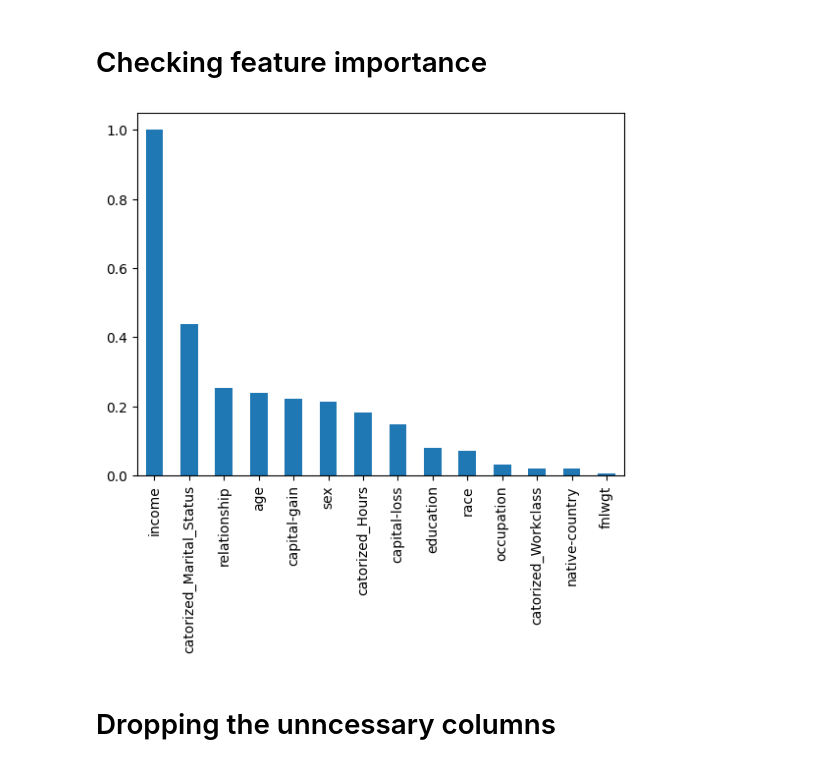
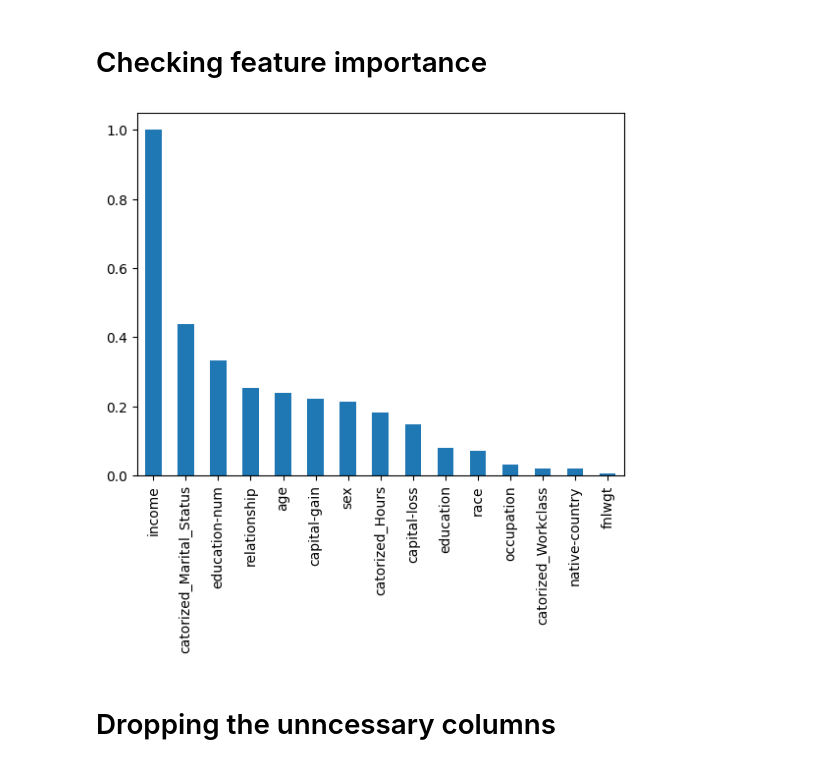
Before and after one commit to Kavindu-D/Census_Income, a Jupyter notebook: Preprocessing.ipynb, the cells around one changed output. Cells and saved outputs as stored; diff of their text form; code cells hidden in the pictures.

```diff
--- a/Preprocessing.ipynb
+++ b/Preprocessing.ipynb
@@ -499,14 +532,30 @@ None
 # Label Encoding data
 # %%
 from sklearn.preprocessing import LabelEncoder
+from google.colab import drive
 
+# Mounting the Google Drive
+drive.mount('/content/drive')
+
+# Columns to be encoded
 column = ['occupation', 'relationship', 'race', 'sex', 'catorized_Workclass', 'catorized_Hours', 'catorized_Marital_Status', 'income','native-country', 'education']
 
-label_enc = LabelEncoder()
+label_encoders = {}
 
+# Econding the values
 for col in column:
   if col in data.columns:
+    label_enc = LabelEncoder()
     data[col] = label_enc.fit_transform(data[col])
+    label_encoders[col] = label_enc
+
+# Save encoded values with true values to a text file
+with open("/content/drive/MyDrive/ML_CW/encoded_values.txt", "w")  as f:
+    for col, encoder in label_encoders.items():
+        f.write(f"{col}:\n")
+        for label, encoded_value in zip(encoder.classes_, encoder.transform(encoder.classes_)):
+            f.write(f"{label}: {encoded_value}\n")
+        f.write("\n")
 
 print(data.head())
 # %% [output]
@@ -535,15 +584,15 @@ sns.heatmap(data[['age', 'fnlwgt', 'education', 'capital-gain', 'capital-loss',
 # %% [markdown]
 # Checking feature importance
 # %%
-correlation = data[['age', 'fnlwgt', 'education', 'capital-gain', 'capital-loss', 'occupation', 'relationship', 'race', 'sex', 'catorized_Workclass', 'catorized_Hours', 'catorized_Marital_Status', 'income', 'native-country' ]].corr()
+correlation = data[['age', 'fnlwgt', 'education','education-num', 'capital-gain', 'capital-loss', 'occupation', 'relationship', 'race', 'sex', 'catorized_Workclass', 'catorized_Hours', 'catorized_Marital_Status', 'income', 'native-country' ]].corr()
 
 corr_to_income = correlation['income'].abs().sort_values(ascending=False)
 
 # Plotting the graph
 corr_to_income.plot(kind = 'bar')
 plt.show()
 # %% [output]
-[figure, old version]
+[figure, new version]
 # %% [markdown]
 # Dropping the unncessary columns
 # %%
```
Also changed, not shown: parts of 9 cells of this notebook.
